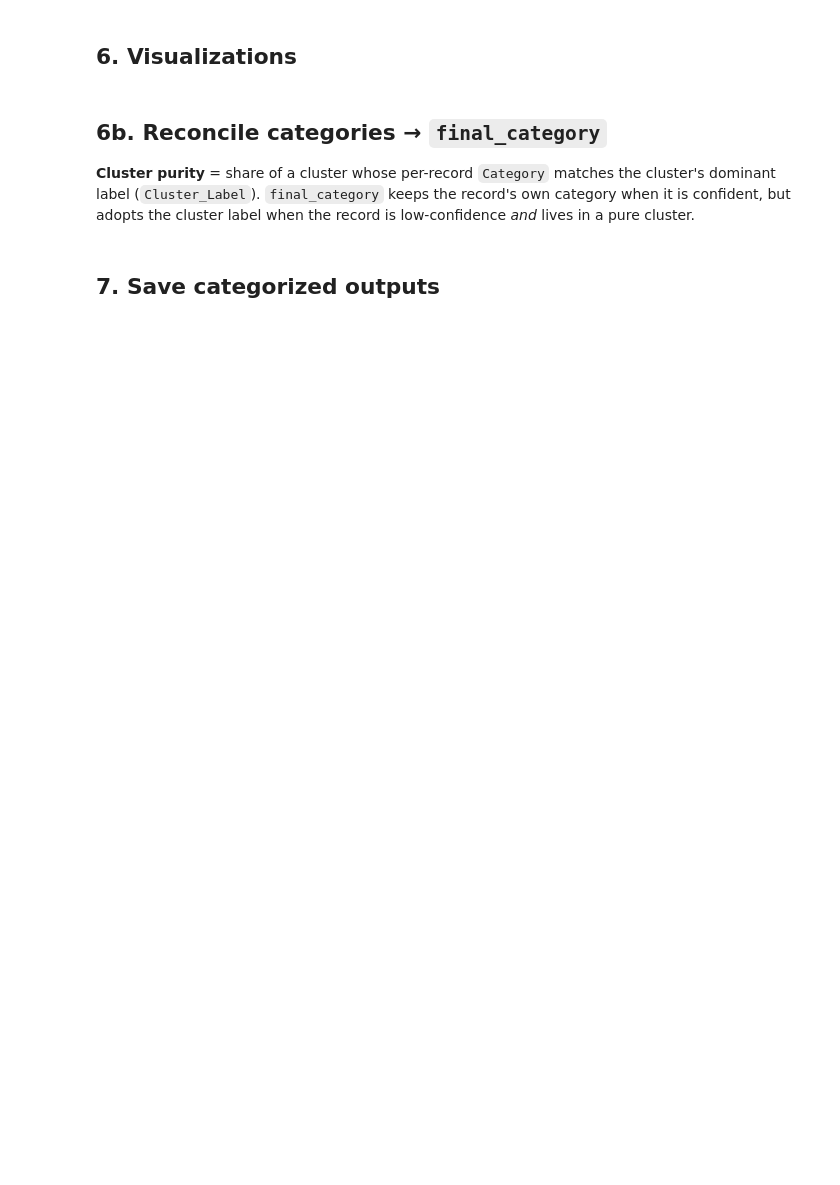
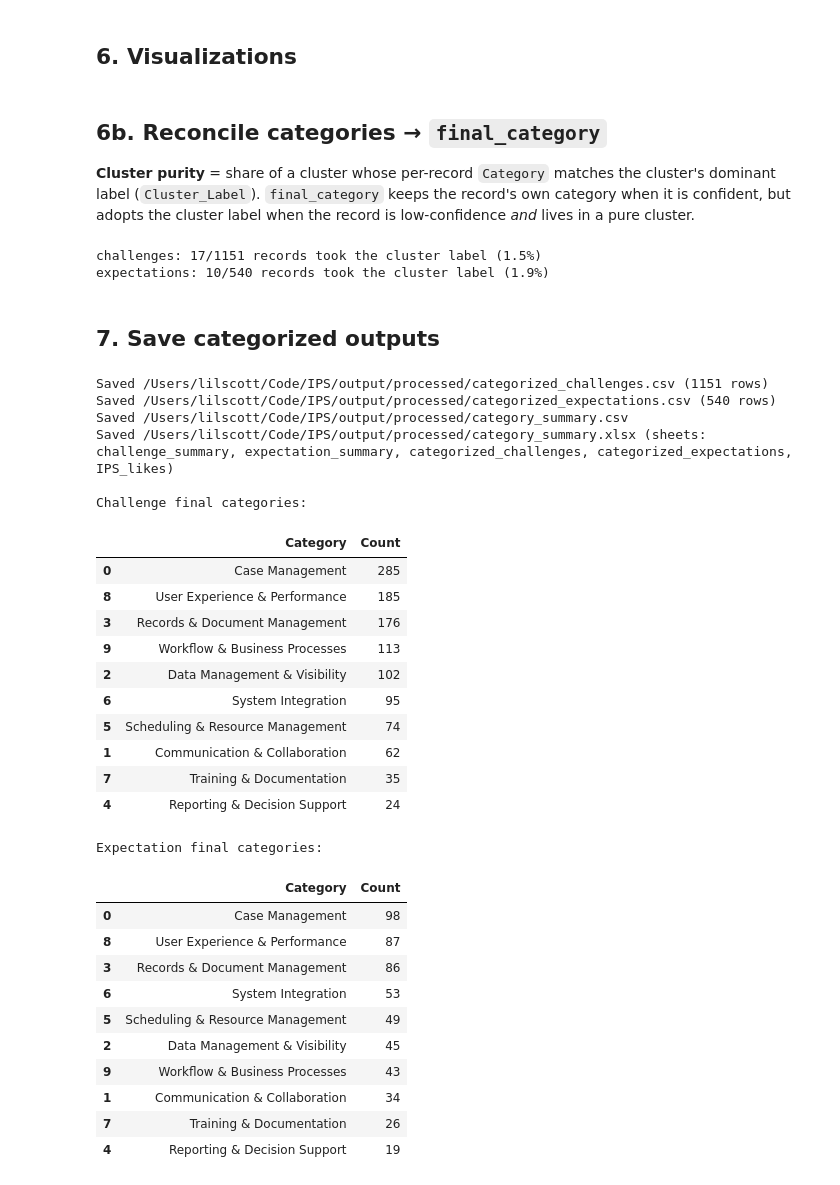
Before and after one commit to lilswapnil/IPS, a Jupyter notebook: notebook/analysis.ipynb, the cells around one changed output. Saved outputs shown, nothing was run; the diff lists cells and outputs as text; code cells hidden in the pictures; blank space fills up the shorter version.

```diff
--- a/notebook/analysis.ipynb
+++ b/notebook/analysis.ipynb
@@ -63,8 +64,9 @@ from scripts.extract_records import SOURCE_MEETING_NOTES, load_prepared_records,
 from scripts.sentiment_analysis import realign_by_sentiment, run_sentiment
 
 PROCESSED_DIR = ROOT / "output" / "processed"
-CHALLENGES_CSV = PROCESSED_DIR / "challenges.csv"
-EXPECTATIONS_CSV = PROCESSED_DIR / "expectations.csv"
+RAW_DIR = ROOT / "output" / "raw"
+CHALLENGES_CSV = RAW_DIR / "challenges.csv"
+EXPECTATIONS_CSV = RAW_DIR / "expectations.csv"
 
 CHALLENGES_SCORED = PROCESSED_DIR / "challenges_scored.csv"
 EXPECTATIONS_SCORED = PROCESSED_DIR / "expectations_scored.csv"
@@ -72,6 +74,7 @@ CATEGORIZED_CHALLENGES_CSV = PROCESSED_DIR / "categorized_challenges.csv"
 CATEGORIZED_EXPECTATIONS_CSV = PROCESSED_DIR / "categorized_expectations.csv"
 CATEGORY_SUMMARY_CSV = PROCESSED_DIR / "category_summary.csv"
 CATEGORY_SUMMARY_XLSX = PROCESSED_DIR / "category_summary.xlsx"
+IPS_LIKES_CSV = PROCESSED_DIR / "ips_likes.csv"
 
 CHALLENGE_TEXT_COL = "pain_points"
 EXPECTATION_TEXT_COL = "expectations"
@@ -481,22 +643,7 @@ semantic_map(challenges, challenge_embeddings, CHALLENGE_TEXT_COL,
 semantic_map(expectations, expectation_embeddings, EXPECTATION_TEXT_COL,
              "Expectations — 2D semantic map by category")
 # %%
-from collections import Counter
-from wordcloud import WordCloud
+# show the expectation records that start with "(to keep)" for the IPS likes
 
-
-def word_cloud(text_series, title, min_count=1):
-    words = " ".join(text_series.astype(str).values).lower().split()
-    freqs = Counter(words)
-    if min_count > 1:
-        freqs = {w: c for w, c in freqs.items() if c >= min_count}
-    cloud = WordCloud(width=6800, height=2400, background_color="white").generate_from_frequencies(freqs)
-    plt.figure(figsize=(10, 5))
-    plt.imshow(cloud, interpolation="bilinear")
-    plt.axis("off")
-    plt.title(title)
-    plt.show()
-
-
-# Challenge words occurring 3+ times
-word_cloud(challenges[CHALLENGE_TEXT_COL], "Challenges word cloud", min_count=3)
+IPS_likes = expectations[expectations["expectations"].str.startswith("(to keep)")]
+IPS_likes.to_csv(IPS_LIKES_CSV, index=False, encoding="utf-8-sig")
@@ -536,14 +680,16 @@ for label, frame in [("challenges", challenges), ("expectations", expectations)]
     n = int(frame["Category_Reassigned"].sum())
     print(f"{label}: {n}/{len(frame)} records took the cluster label "
           f"({100 * n / len(frame):.1f}%)")
+# %% [output]
+challenges: 17/1151 records took the cluster label (1.5%)
+expectations: 10/540 records took the cluster label (1.9%)
 # %% [markdown]
 ## 7. Save categorized outputs
 # %%
 record_cols = [
-    "department", "focus_group", "source", "sentiment",
-    "Category", "Category_Method", "Category_Confidence",
-    "Cluster_Label", "Cluster", "Cluster_Purity", "Assign_Status",
-    "final_category",
+    "department", "focus_group", "source","final_category", "sentiment",
+    "Category", "Category_Confidence", "Category_Method",
+    "Cluster_Label", "Cluster_Purity", "Cluster", "Assign_Status",
 ]
 challenge_cols = [c for c in ([CHALLENGE_TEXT_COL] + record_cols) if c in challenges.columns]
 expectation_cols = [c for c in ([EXPECTATION_TEXT_COL] + record_cols) if c in expectations.columns]
@@ -552,31 +698,62 @@ challenges[challenge_cols].to_csv(CATEGORIZED_CHALLENGES_CSV, index=False, encod
 expectations[expectation_cols].to_csv(CATEGORIZED_EXPECTATIONS_CSV, index=False, encoding="utf-8-sig")
 
 
 def category_summary(frame, category_col="final_category"):
     return (
         frame.groupby(category_col, as_index=False).size()
         .rename(columns={"size": "Count", category_col: "Category"})
         .sort_values("Count", ascending=False)
     )
 
 
 challenge_summary = category_summary(challenges)
 expectation_summary = category_summary(expectations)
 challenge_summary.to_csv(CATEGORY_SUMMARY_CSV, index=False, encoding="utf-8-sig")
 
 with pd.ExcelWriter(CATEGORY_SUMMARY_XLSX, engine="openpyxl") as writer:
     challenge_summary.to_excel(writer, sheet_name="challenge_summary", index=False)
     expectation_summary.to_excel(writer, sheet_name="expectation_summary", index=False)
     challenges[challenge_cols].to_excel(writer, sheet_name="categorized_challenges", index=False)
     expectations[expectation_cols].to_excel(writer, sheet_name="categorized_expectations", index=False)
+    IPS_likes.to_excel(writer, sheet_name="IPS_likes", index=False)
 
 print(f"Saved {CATEGORIZED_CHALLENGES_CSV} ({len(challenges)} rows)")
 print(f"Saved {CATEGORIZED_EXPECTATIONS_CSV} ({len(expectations)} rows)")
 print(f"Saved {CATEGORY_SUMMARY_CSV}")
 print(f"Saved {CATEGORY_SUMMARY_XLSX} (sheets: challenge_summary, expectation_summary, "
-      "categorized_challenges, categorized_expectations)")
+      "categorized_challenges, categorized_expectations, IPS_likes)")
 
 print("\nChallenge final categories:")
 display(challenge_summary)
 print("Expectation final categories:")
 display(expectation_summary)
+# %% [output]
+Saved /Users/lilscott/Code/IPS/output/processed/categorized_challenges.csv (1151 rows)
+Saved /Users/lilscott/Code/IPS/output/processed/categorized_expectations.csv (540 rows)
+Saved /Users/lilscott/Code/IPS/output/processed/category_summary.csv
+Saved /Users/lilscott/Code/IPS/output/processed/category_summary.xlsx (sheets: challenge_summary, expectation_summary, categorized_challenges, categorized_expectations, IPS_likes)
+
+Challenge final categories:
+|  | Category | Count |
+| 0 | Case Management | 285 |
+| 8 | User Experience & Performance | 185 |
+| 3 | Records & Document Management | 176 |
+| 9 | Workflow & Business Processes | 113 |
+| 2 | Data Management & Visibility | 102 |
+| 6 | System Integration | 95 |
+| 5 | Scheduling & Resource Management | 74 |
+| 1 | Communication & Collaboration | 62 |
+| 7 | Training & Documentation | 35 |
+| 4 | Reporting & Decision Support | 24 |
+Expectation final categories:
+|  | Category | Count |
+| 0 | Case Management | 98 |
+| 8 | User Experience & Performance | 87 |
+| 3 | Records & Document Management | 86 |
+| 6 | System Integration | 53 |
+| 5 | Scheduling & Resource Management | 49 |
+| 2 | Data Management & Visibility | 45 |
+| 9 | Workflow & Business Processes | 43 |
+| 1 | Communication & Collaboration | 34 |
+| 7 | Training & Documentation | 26 |
+| 4 | Reporting & Decision Support | 19 |
```
Also changed, not shown: parts of 11 cells of this notebook, 38 other files.
